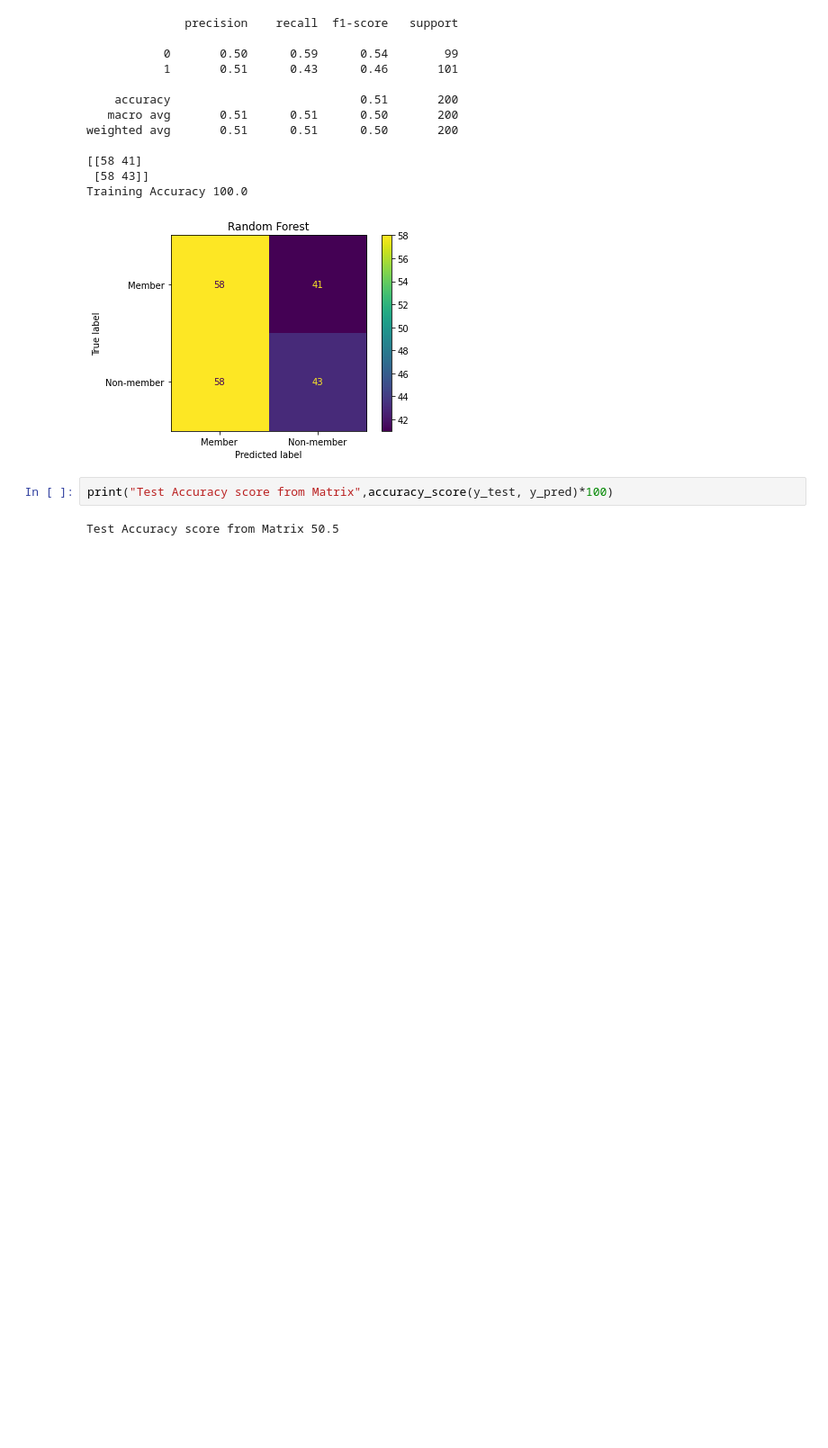
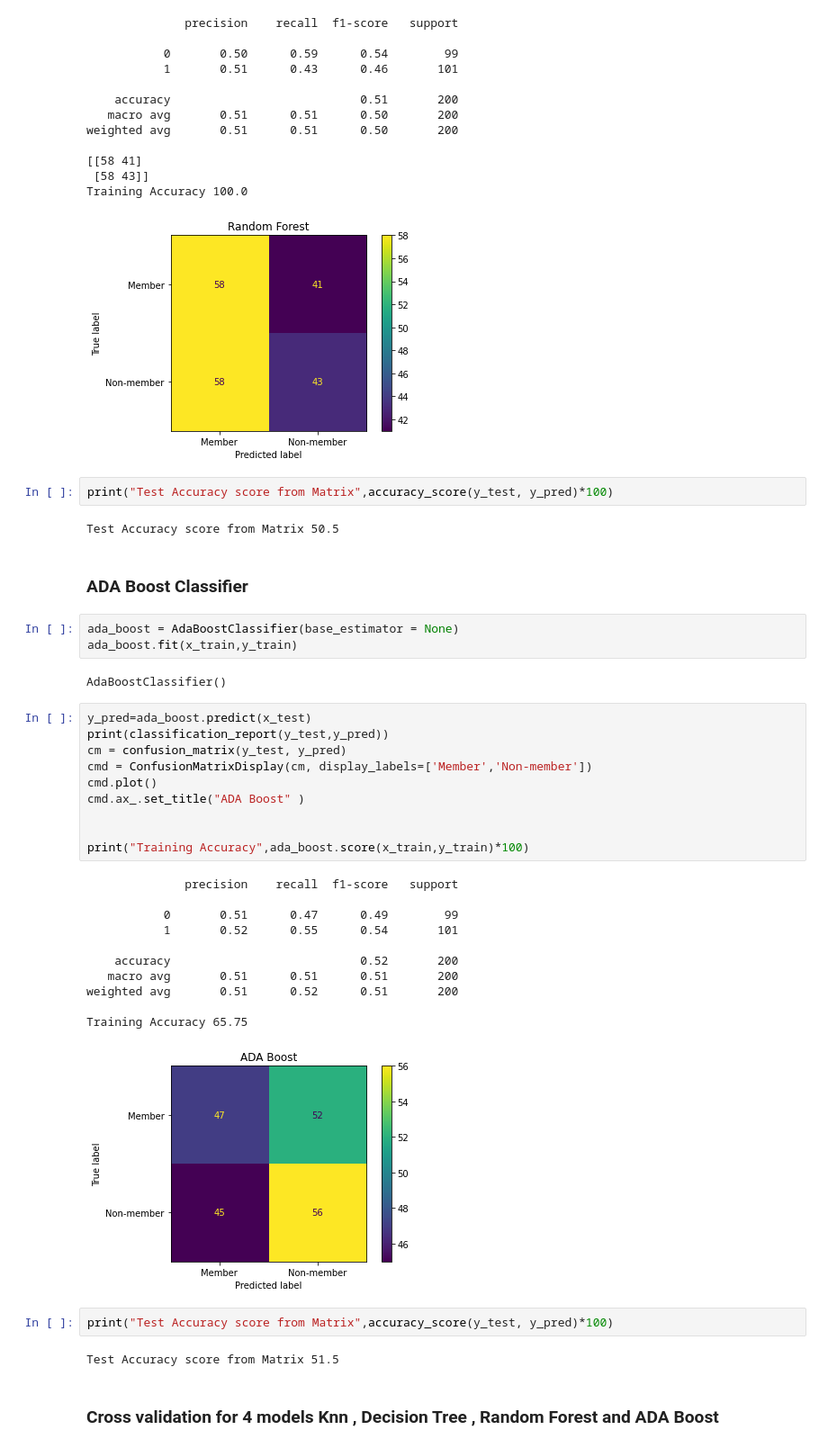
Before and after one commit to tallanikhila/SDM-Project-customerPrediction, a Jupyter notebook: model_analysis.ipynb, the cells around one changed output. Shown at 90% size. Drawn from its saved outputs; the diff is of its cells as text; blank space fills up the shorter version.

Commit message:
Added Adaboost and Cross validation

```diff
--- a/model_analysis.ipynb
+++ b/model_analysis.ipynb
@@ -391,3 +391,38 @@ Training Accuracy 100.0
 print("Test Accuracy score from Matrix",accuracy_score(y_test, y_pred)*100)
 # %% [output]
 Test Accuracy score from Matrix 50.5
+# %% [markdown]
+### ADA Boost Classifier
+# %%
+ada_boost = AdaBoostClassifier(base_estimator = None)
+ada_boost.fit(x_train,y_train)
+# %% [output]
+AdaBoostClassifier()
+# %%
+y_pred=ada_boost.predict(x_test)
+print(classification_report(y_test,y_pred))
+cm = confusion_matrix(y_test, y_pred)
+cmd = ConfusionMatrixDisplay(cm, display_labels=['Member','Non-member'])
+cmd.plot()
+cmd.ax_.set_title("ADA Boost" )
+
+
+print("Training Accuracy",ada_boost.score(x_train,y_train)*100)
+# %% [output]
+              precision    recall  f1-score   support
+
+           0       0.51      0.47      0.49        99
+           1       0.52      0.55      0.54       101
+
+    accuracy                           0.52       200
+   macro avg       0.51      0.51      0.51       200
+weighted avg       0.51      0.52      0.51       200
+
+Training Accuracy 65.75
+[figure, added]
+# %%
+print("Test Accuracy score from Matrix",accuracy_score(y_test, y_pred)*100)
+# %% [output]
+Test Accuracy score from Matrix 51.5
+# %% [markdown]
+###  Cross validation for 4 models Knn , Decision Tree , Random Forest and ADA Boost
```
Also changed, not shown: parts of 9 cells of this notebook.
